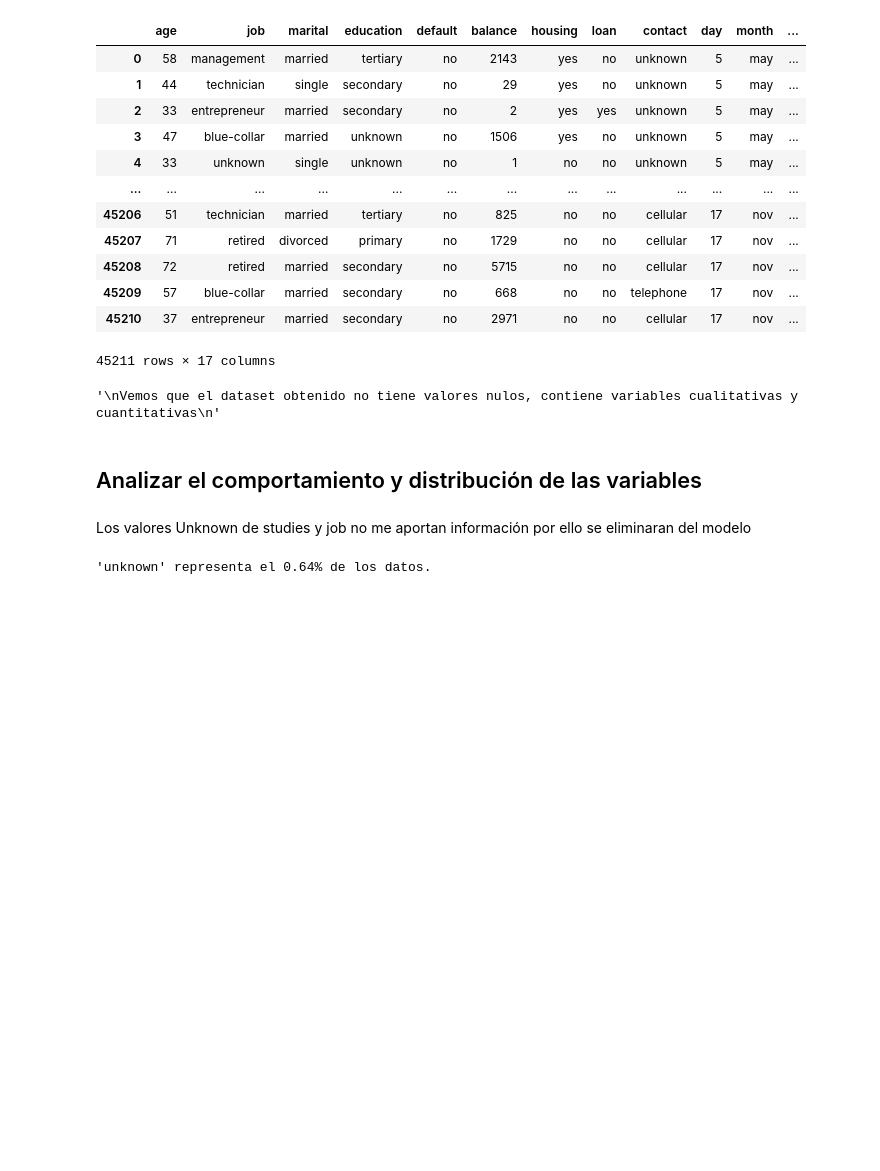
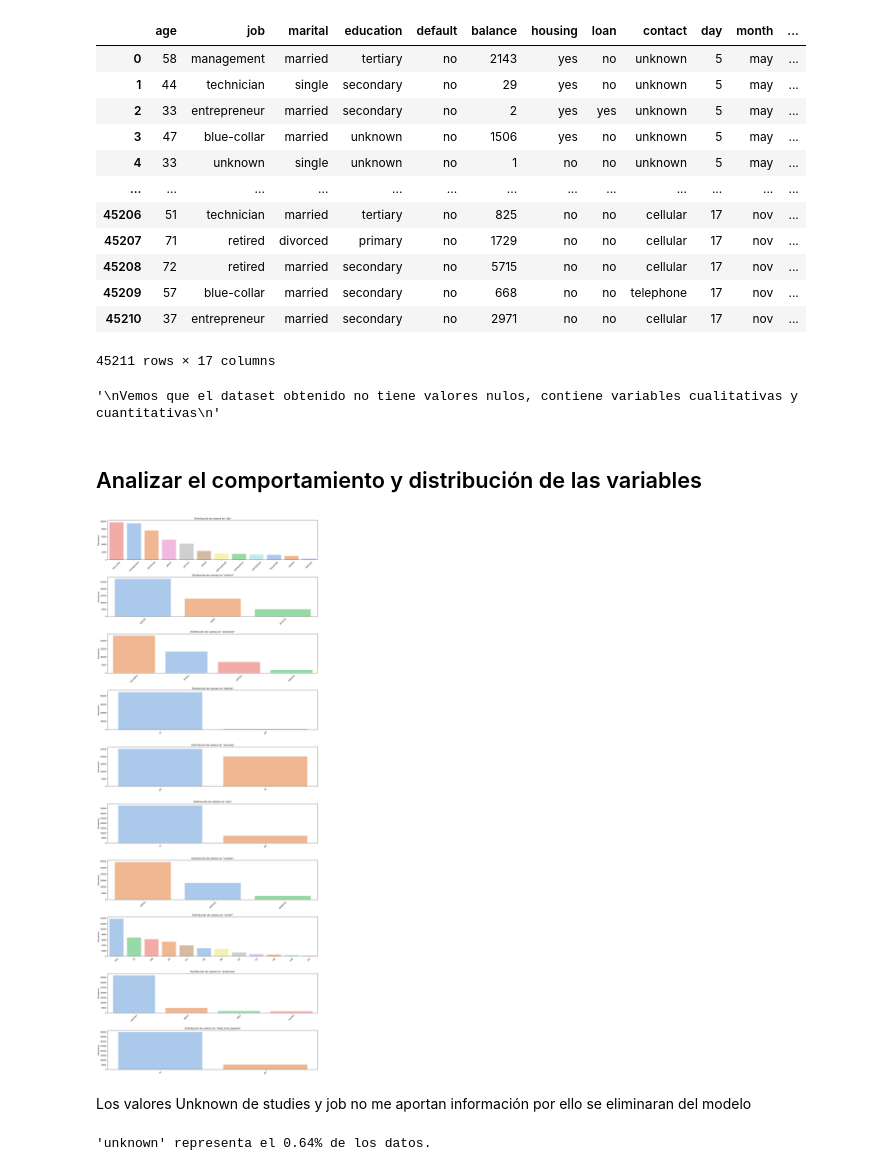
Before and after one commit to Ogomez07/Proyecto-Abril, a Jupyter notebook: notebooks/definido.ipynb, the cells around one changed output. Cells and saved outputs as stored; diff of their text form; code cells hidden in the pictures; blank space fills up the shorter version.

```diff
--- a/notebooks/definido.ipynb
+++ b/notebooks/definido.ipynb
@@ -9,7 +9,7 @@ import scipy.stats as stats
 from statsmodels.stats.proportion import proportions_ztest
 # %%
 # Visualización del dataset y obtención de información de sus variables
-df = pd.read_csv('data/raw/bank-full.csv', sep= ';')
+df = pd.read_csv('../data/raw/bank-full.csv', sep=';')
 
 def explore_bank_data (df):
     """
@@ -105,34 +105,36 @@ def plot_categorical_distributions(df):
     """
     Genera una visualización de la distribución de las variables categóricas
     en un DataFrame utilizando countplots de Seaborn.
     """
     categorical_cols = df.select_dtypes(include=['object', 'category']).columns
 
     if len(categorical_cols) == 0:
         print("No se encontraron columnas categóricas en el DataFrame.")
         return
 
     plt.figure(figsize=(16, len(categorical_cols) * 4))
 
     for i, col in enumerate(categorical_cols, 1):
         plt.subplot(len(categorical_cols), 1, i)
         sns.countplot(
             data=df,
             x=col,
             hue=col,
             palette='pastel',
             order=df[col].value_counts().index,
             legend=False
         )
         plt.title(f'Distribución de valores en "{col}"')
         plt.xlabel('')
         plt.ylabel('Frecuencia')
         plt.xticks(rotation=45)
 
     plt.tight_layout()
     plt.show()
 
-# plot_categorical_distributions(df)
+plot_categorical_distributions(df)
+# %% [output]
+[figure, added]
 # %% [markdown]
 Los valores Unknown de studies y job no me aportan información por ello se eliminaran del modelo
 # %%
```
Also changed, not shown: parts of 4 cells of this notebook, 2 other files.
